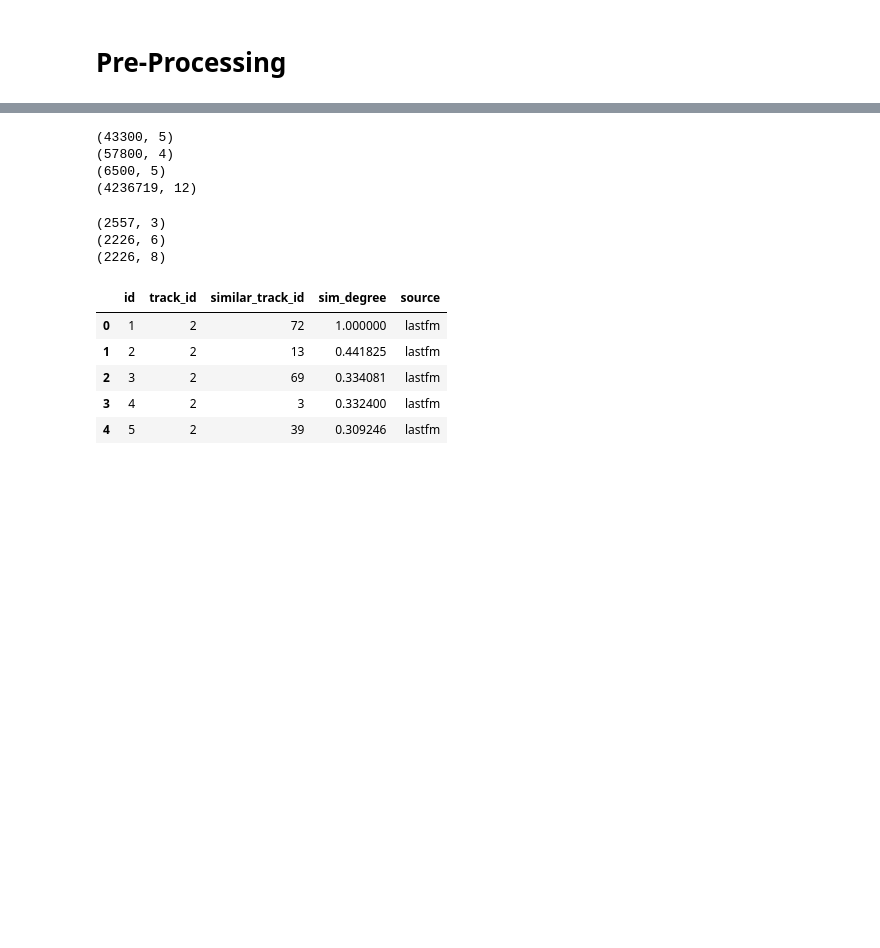
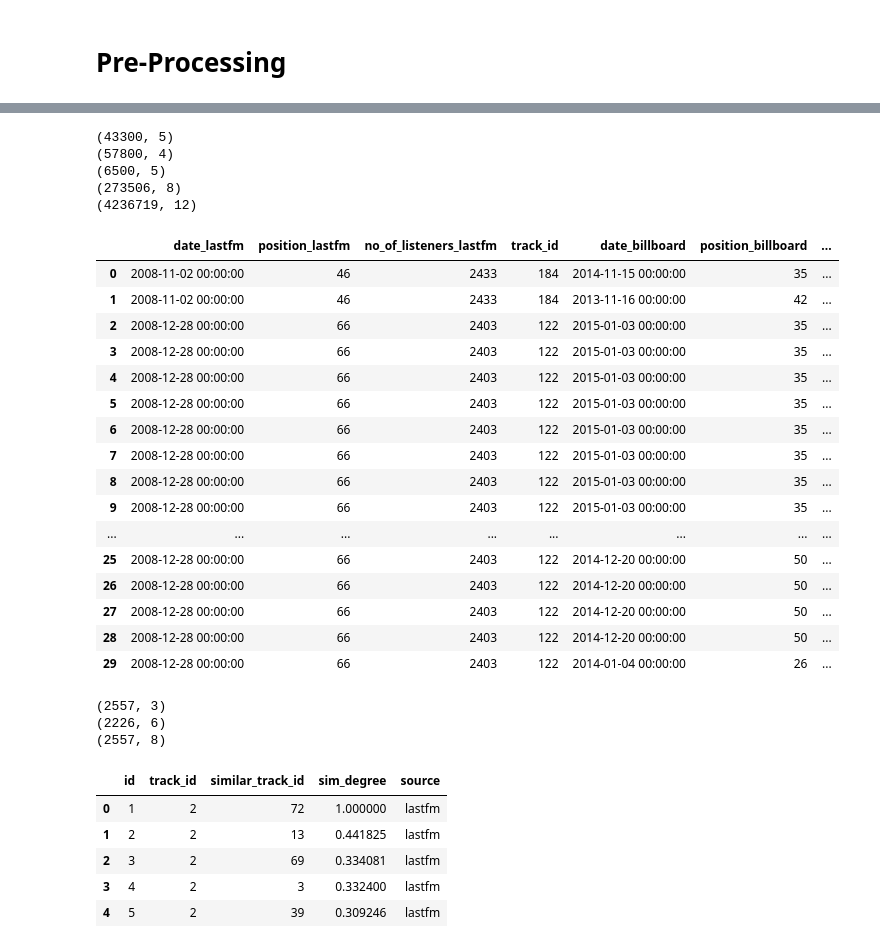
Before and after one commit to m21ark/s_music, a Jupyter notebook: clean.ipynb, the cells around one changed output, grey strips where cells are left out. Cells and saved outputs as stored; diff of their text form; code cells hidden in the pictures; blank space fills up the shorter version.

```diff
--- a/clean.ipynb
+++ b/clean.ipynb
@@ -67,35 +107,57 @@ df_album.to_csv('data_clean/album.csv', index=False, sep=',')
 # %%
 # merge all 3 rating dataframes
 
 print(df_lastfm_rating.shape)
 print(df_billboard_rating.shape)
 print(df_spotify_rating.shape)
 
 df_rating = pd.merge(df_lastfm_rating, df_billboard_rating, on='track_id')
+
+print(df_rating.shape)
 
 df_rating = pd.merge(df_rating, df_spotify_rating, on='track_id')
 
 print(df_rating.shape)
 
 df_rating.head()
 
 # remove columns id, id_x, id_y, position_x, position_y, position
 df_rating = df_rating.drop(columns=['id', 'id_x', 'id_y'])
 
 # save to file
 df_rating.to_csv('data_clean/rating.csv', index=False, sep=',')
+
+df_rating.head(30)
 # %% [output]
 (43300, 5)
 (57800, 4)
 (6500, 5)
+(273506, 8)
 (4236719, 12)
+|  | date_lastfm | position_lastfm | no_of_listeners_lastfm | track_id | date_billboard | position_billboard | ... |
+| 0 | 2008-11-02 00:00:00 | 46 | 2433 | 184 | 2014-11-15 00:00:00 | 35 | ... |
+| 1 | 2008-11-02 00:00:00 | 46 | 2433 | 184 | 2013-11-16 00:00:00 | 42 | ... |
+| 2 | 2008-12-28 00:00:00 | 66 | 2403 | 122 | 2015-01-03 00:00:00 | 35 | ... |
+| 3 | 2008-12-28 00:00:00 | 66 | 2403 | 122 | 2015-01-03 00:00:00 | 35 | ... |
+| 4 | 2008-12-28 00:00:00 | 66 | 2403 | 122 | 2015-01-03 00:00:00 | 35 | ... |
+| 5 | 2008-12-28 00:00:00 | 66 | 2403 | 122 | 2015-01-03 00:00:00 | 35 | ... |
+| 6 | 2008-12-28 00:00:00 | 66 | 2403 | 122 | 2015-01-03 00:00:00 | 35 | ... |
+| 7 | 2008-12-28 00:00:00 | 66 | 2403 | 122 | 2015-01-03 00:00:00 | 35 | ... |
+| 8 | 2008-12-28 00:00:00 | 66 | 2403 | 122 | 2015-01-03 00:00:00 | 35 | ... |
+| 9 | 2008-12-28 00:00:00 | 66 | 2403 | 122 | 2015-01-03 00:00:00 | 35 | ... |
+| ... | ... | ... | ... | ... | ... | ... | ... |
+| 25 | 2008-12-28 00:00:00 | 66 | 2403 | 122 | 2014-12-20 00:00:00 | 50 | ... |
+| 26 | 2008-12-28 00:00:00 | 66 | 2403 | 122 | 2014-12-20 00:00:00 | 50 | ... |
+| 27 | 2008-12-28 00:00:00 | 66 | 2403 | 122 | 2014-12-20 00:00:00 | 50 | ... |
+| 28 | 2008-12-28 00:00:00 | 66 | 2403 | 122 | 2014-12-20 00:00:00 | 50 | ... |
+| 29 | 2008-12-28 00:00:00 | 66 | 2403 | 122 | 2014-01-04 00:00:00 | 26 | ... |
 # %%
 # merge artist dataframes
 
 print(df_artist.shape)
 print(df_artist_id_space.shape)
 
-df_artist = pd.merge(df_artist, df_artist_id_space, on='artist_id')
+df_artist = pd.merge(df_artist, df_artist_id_space, on='artist_id', how='left')
 
 print(df_artist.shape)
 
@@ -106,7 +168,7 @@ df_artist.to_csv('data_clean/artist.csv', index=False, sep=',')
 # %% [output]
 (2557, 3)
 (2226, 6)
-(2226, 8)
+(2557, 8)
 # %%
 df_sim = pd.read_csv('data/track_similarity.csv', sep=';')
 
```
Also changed, not shown: parts of 3 cells of this notebook, 2 other files.
